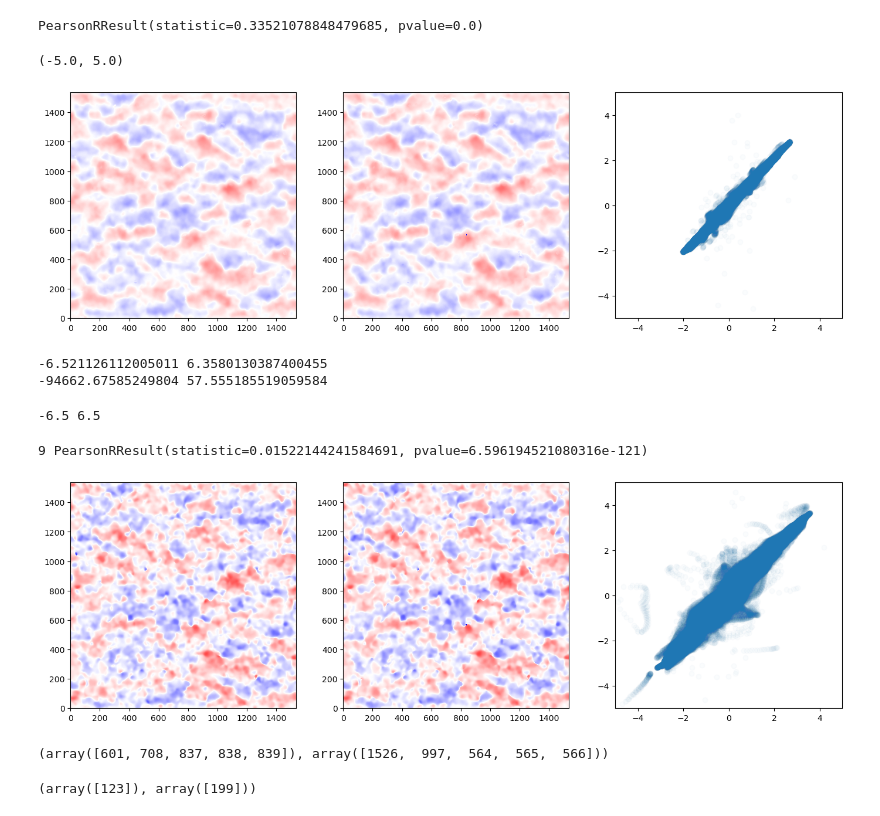
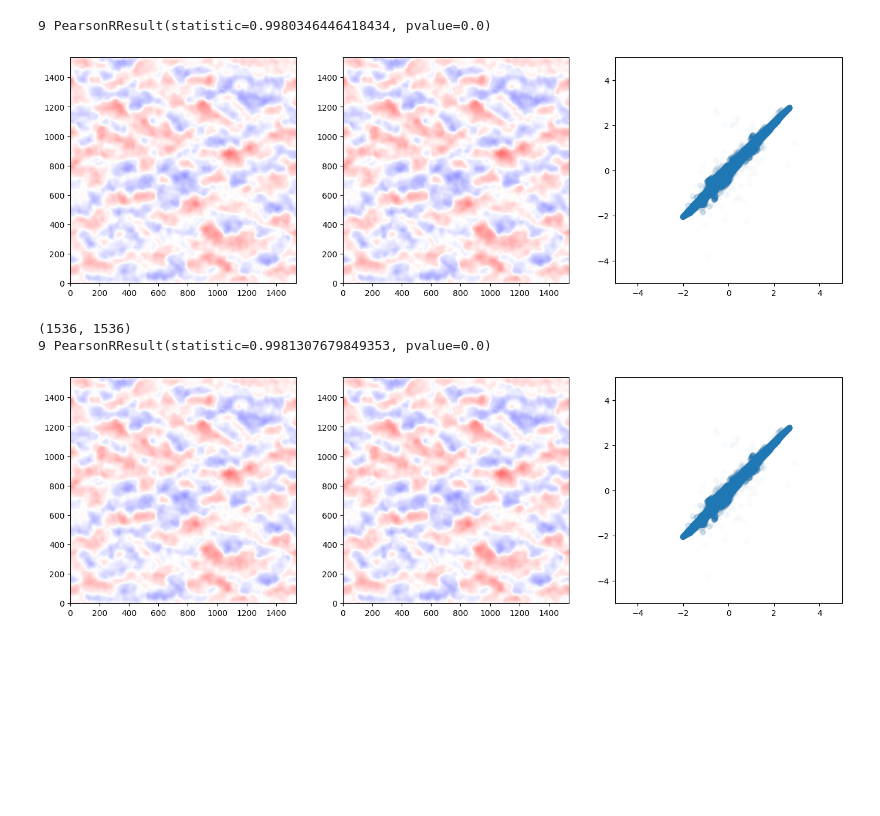
Before and after one commit to TheodoreKostic/Tracking_features, a Jupyter notebook: ISSI_Flow_tracking/compare_vels.ipynb, the cells around one changed output. Saved outputs shown, nothing was run; the diff lists cells and outputs as text; code cells hidden in the pictures; blank space fills up the shorter version.

```diff
--- a/ISSI_Flow_tracking/compare_vels.ipynb
+++ b/ISSI_Flow_tracking/compare_vels.ipynb
@@ -5,4 +18,4 @@ from astropy.io import fits
 # %%
-v_ic_x = fits.open("ic_fwhm_600_dt_30_tracked.fits")[0].data
+v_ic_x = mean_v_from_file("ic_fwhm_600_dt_30_tracked.fits")
 v_ic_x.shape
 # %% [output]
@@ -14,0 +23,3 @@ v_lw_x.shape
+# %%
+v_lw_default_x = mean_v_from_file("lw_500nm_fwhm_600_dt_30_tracked.fits")
+v_lw_default_x.shape
@@ -15,14 +28,14 @@ v_lw_x.shape
 # %%
-i = 9
+
 plt.figure(figsize=[17,5])
 plt.subplot(131)
-plt.imshow(v_ic_x[i].T, origin='lower', cmap='bwr', vmin=-5,vmax=5)
+plt.imshow(v_ic_x.T, origin='lower', cmap='bwr', vmin=-5,vmax=5)
 plt.subplot(132)
-plt.imshow(v_lw_x[i].T, origin='lower', cmap='bwr', vmin=-5,vmax=5)
+plt.imshow(v_lw_default_x.T, origin='lower', cmap='bwr', vmin=-5,vmax=5)
 plt.subplot(133)
-plt.scatter(v_ic_x[i].flatten(), v_lw_x[i].flatten(), alpha=0.02)
+plt.scatter(v_ic_x.flatten(), v_lw_default_x.flatten(), alpha=0.02)
 plt.xlim([-5,5])
 plt.ylim([-5,5])
 
-print(i, pearsonr(v_ic_x[i].flatten(), v_lw_x[i].flatten()))
+print(i, pearsonr(v_ic_x.flatten(), v_lw_default_x.flatten()))
 # %% [output]
@@ -33,3 +43,0 @@ from scipy.stats import pearsonr
-# %%
-for i in range(0,30):
-    print(i, pearsonr(v_ic_x[i].flatten(), v_lw_x[i].flatten()))
@@ -57,45 +44,35 @@ v_lw_x_mean = np.mean(v_lw_x, axis=0)
-# %%
-print(pearsonr(v_ic_x_mean.flatten(), v_lw_x_mean.flatten()))
-# %% [output]
-PearsonRResult(statistic=0.33521078848479685, pvalue=0.0)
 # %%
+v_lw_22_x = mean_v_from_file("lw_fwhm_600_dt_30_tracked_22.fits")
+print(v_lw_22_x.shape)
 plt.figure(figsize=[17,5])
 plt.subplot(131)
-plt.imshow(v_ic_x_mean.T, origin='lower', cmap='bwr', vmin=-5,vmax=5)
+plt.imshow(v_ic_x.T, origin='lower', cmap='bwr', vmin=-5,vmax=5)
 plt.subplot(132)
-plt.imshow(v_lw_x_mean.T, origin='lower', cmap='bwr', vmin=-5,vmax=5)
+plt.imshow(v_lw_22_x.T, origin='lower', cmap='bwr', vmin=-5,vmax=5)
 plt.subplot(133)
-plt.scatter(v_ic_x_mean.flatten(), v_lw_x_mean.flatten(), alpha=0.02)
+plt.scatter(v_ic_x.flatten(), v_lw_default_x.flatten(), alpha=0.02)
 plt.xlim([-5,5])
 plt.ylim([-5,5])
+
+print(i, pearsonr(v_ic_x.flatten(), v_lw_22_x.flatten()))
 # %% [output]
-(-5.0, 5.0)
+9 PearsonRResult(statistic=0.9980346446418434, pvalue=0.0)
 [figure]
-# %%
-print(np.min(v_ic_x[9]), np.max(v_ic_x[9]))
-print(np.min(v_lw_x[9]), np.max(v_lw_x[9]))
-# %% [output]
--6.521126112005011 6.3580130387400455
--94662.67585249804 57.555185519059584
-# %%
-bla1 = np.where(v_lw_x[9] < -6.5, -6.5, v_lw_x[9])
-bla2 = np.where(bla1 > 6.5, 6.5, bla1)
-print(np.min(bla2), np.max(bla2))
-# %% [output]
--6.5 6.5
 # %%
-i = 9
+v_lw_30_x = mean_v_from_file("lw_fwhm_600_dt_30_tracked_30.fits")
+print(v_lw_30_x.shape)
 plt.figure(figsize=[17,5])
 plt.subplot(131)
-plt.imshow(v_ic_x[i].T, origin='lower', cmap='bwr', vmin=-5,vmax=5)
+plt.imshow(v_ic_x.T, origin='lower', cmap='bwr', vmin=-5,vmax=5)
 plt.subplot(132)
-plt.imshow(v_lw_x[i].T, origin='lower', cmap='bwr', vmin=-5,vmax=5)
+plt.imshow(v_lw_30_x.T, origin='lower', cmap='bwr', vmin=-5,vmax=5)
 plt.subplot(133)
-plt.scatter(v_ic_x[i].flatten(), v_lw_x[i].flatten(), alpha=0.02)
+plt.scatter(v_ic_x.flatten(), v_lw_default_x.flatten(), alpha=0.02)
 plt.xlim([-5,5])
 plt.ylim([-5,5])
 
-print(i, pearsonr(v_ic_x[i].flatten(), v_lw_x[i].flatten()))
+print(i, pearsonr(v_ic_x.flatten(), v_lw_30_x.flatten()))
 # %% [output]
-9 PearsonRResult(statistic=0.01522144241584691, pvalue=6.596194521080316e-121)
+(1536, 1536)
+9 PearsonRResult(statistic=0.9981307679849353, pvalue=0.0)
-[figure, old version]
+[figure, new version]
@@ -104,5 +78,0 @@ test = np.copy(v_lw_x[9])
-# %%
-small = np.where(test[:,:] < -15)
-print (small)
-# %% [output]
-(array([601, 708, 837, 838, 839]), array([1526,  997,  564,  565,  566]))
@@ -111,5 +78,0 @@ test[small] = - 15
-# %%
-big = np.where(test[:,:] > 15)
-print (big)
-# %% [output]
-(array([123]), array([199]))
```
Also changed, not shown: parts of 16 cells of this notebook, 2 other files.
